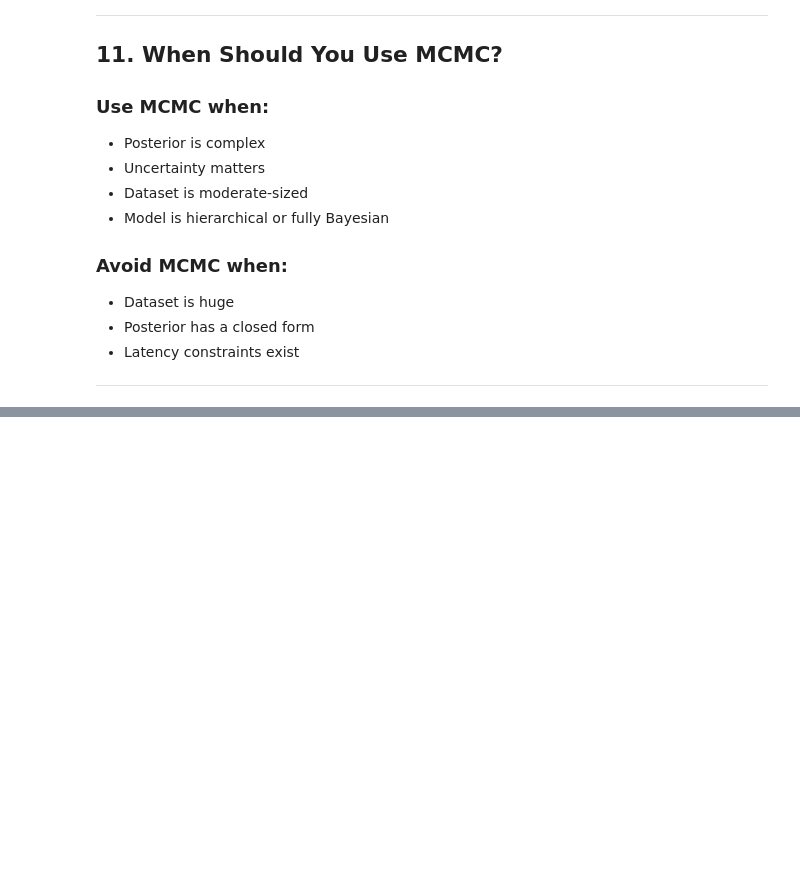
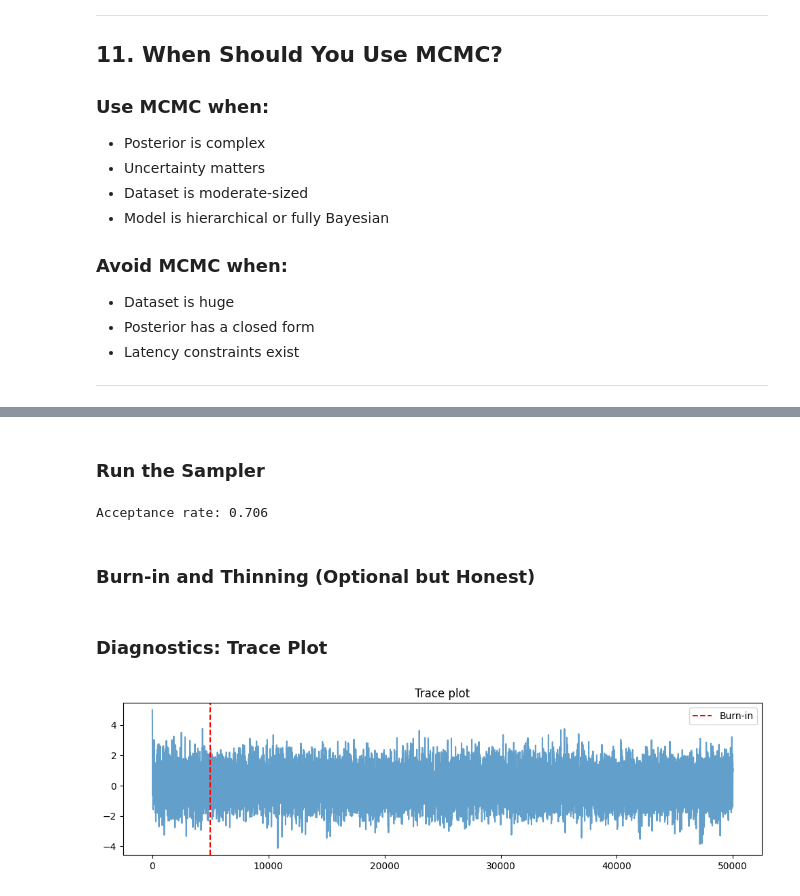
Before and after one commit to axeltanjung/best-model-uncertainty, a Jupyter notebook: notebook/markov_chain_monte_carlo.ipynb, the cells around one changed output, grey strips where cells are left out. Drawn from its saved outputs; the diff is of its cells as text; code cells hidden in the pictures; blank space fills up the shorter version.

```diff
--- a/notebook/markov_chain_monte_carlo.ipynb
+++ b/notebook/markov_chain_monte_carlo.ipynb
@@ -259,0 +532,10 @@ This is why tools like **Stan** and **PyMC** use **HMC / NUTS** by default.
+# %%
+import numpy as np
+import matplotlib.pyplot as plt
+
+def log_target(theta):
+    """
+    Unnormalized log target density.
+    Here: standard normal N(0, 1)
+    """
+    return -0.5 * theta**2
@@ -259,0 +581,32 @@ This is why tools like **Stan** and **PyMC** use **HMC / NUTS** by default.
+# %% [markdown]
+### Run the Sampler
+# %%
+np.random.seed(42)
+
+samples, acc_rate = metropolis_hastings(
+    log_target=log_target,
+    initial_theta=5.0,     # deliberately far from the mode
+    n_samples=50_000,
+    proposal_std=1.0
+)
+
+print(f"Acceptance rate: {acc_rate:.3f}")
+# %% [output]
+Acceptance rate: 0.706
+# %% [markdown]
+### Burn-in and Thinning (Optional but Honest)
+# %%
+burn_in = 5_000
+posterior_samples = samples[burn_in:]
+# %% [markdown]
+### Diagnostics: Trace Plot
+# %%
+plt.figure(figsize=(10, 3))
+plt.plot(samples, alpha=0.7)
+plt.axvline(burn_in, color="red", linestyle="--", label="Burn-in")
+plt.title("Trace plot")
+plt.legend()
+plt.tight_layout()
+plt.show()
+# %% [output]
+[figure, added]
```
Also changed, not shown: parts of 38 cells of this notebook.
